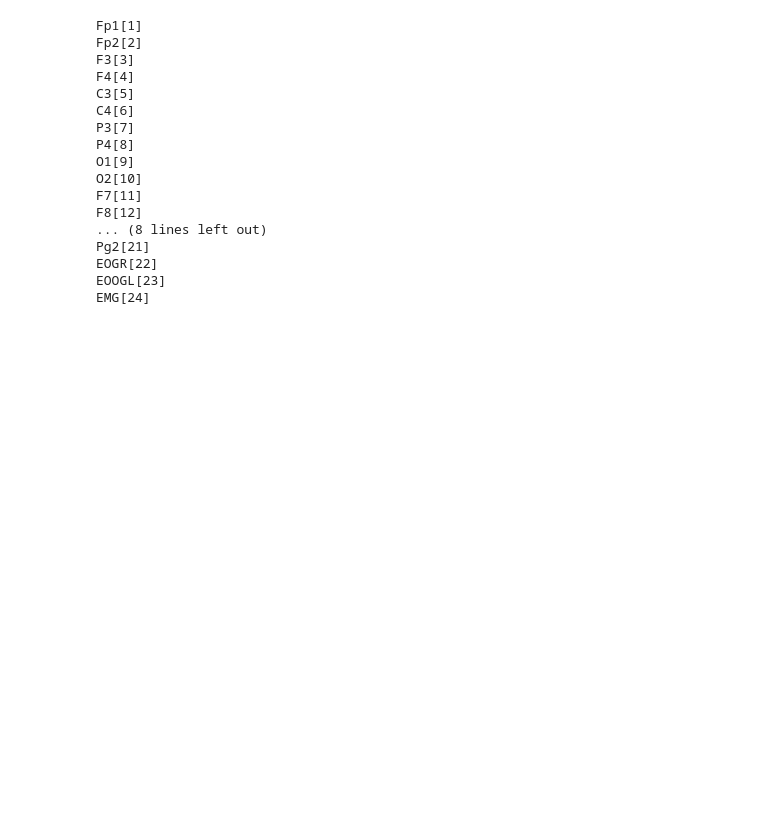
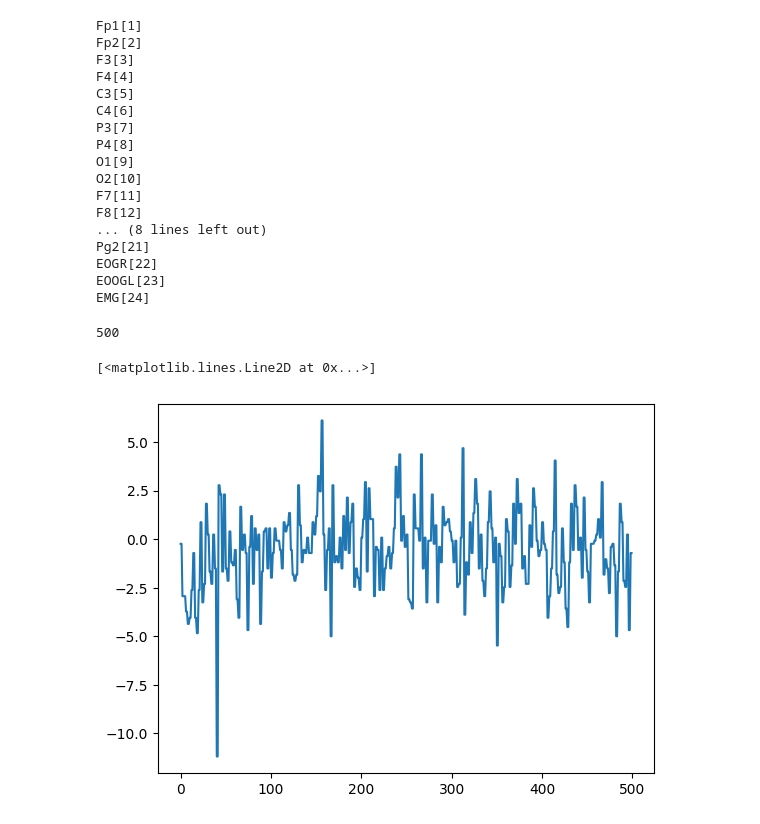
Before and after one commit to victorian177/AI-Driven-EEG-Schizophrenia-Diagnosis, a Jupyter notebook: test.ipynb, the cells around one changed output. Cells and saved outputs as stored; diff of their text form; code cells hidden in the pictures; blank space fills up the shorter version.

```diff
--- a/test.ipynb
+++ b/test.ipynb
@@ -147,3 +147,14 @@ Pg2[21]
 EOGR[22]
 EOOGL[23]
 EMG[24]
+# %%
+len(signals[1])
+# %% [output]
+500
+# %%
+import matplotlib.pyplot as plt
+
+plt.plot(signals[6])
+# %% [output]
+[<matplotlib.lines.Line2D at 0x...>]
+[figure, added]
```
Also changed, not shown: 1 other file.
